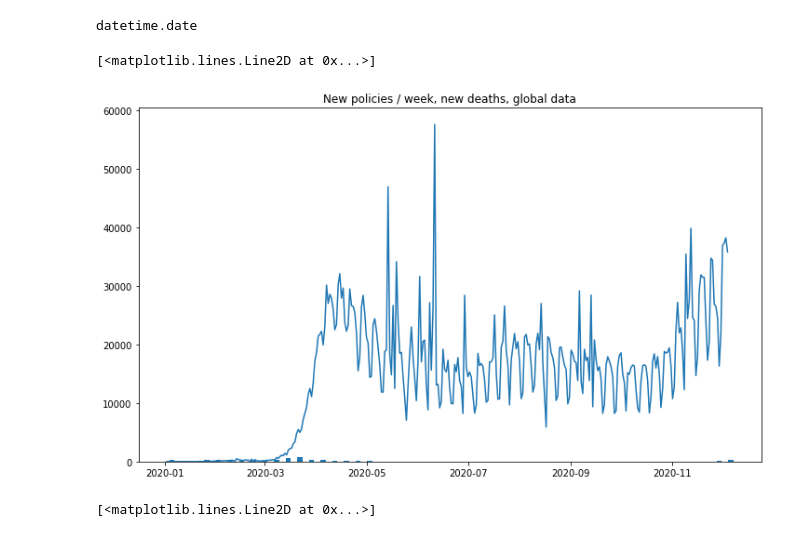
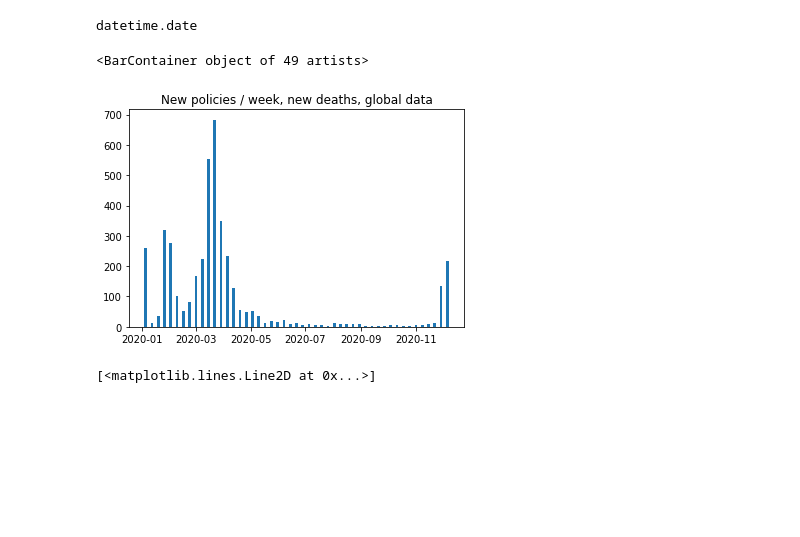
Before and after one commit to TristanBOOK/coronanet, a Jupyter notebook: Notebooks/Paul_Exploration_1.ipynb, the cells around one changed output. Cells and saved outputs as stored; diff of their text form; code cells hidden in the pictures; blank space fills up the shorter version.

```diff
--- a/Notebooks/Paul_Exploration_1.ipynb
+++ b/Notebooks/Paul_Exploration_1.ipynb
@@ -7,7 +7,7 @@ documentation: https://github.com/OxCGRT/covid-policy-tracker/blob/master/docume
 import datetime
 # %%
 import pandas as pd
-countries_df=pd.read_csv('COVID-19_LUT.csv')
+countries_df=pd.read_csv('/Users/paulcharpentier/Desktop/Coronanet_files/COVID-19_LUT.csv')
 print(countries_df.shape)
 countries_df.head()
 # %% [output]
@@ -36,5 +48,5 @@ cases_df.head()
 # %%
-policies= pyreadr.read_r('Policy.RData')
+policies= pyreadr.read_r('/Users/paulcharpentier/Desktop/Coronanet_files/Policy.RData')
 # %%
 policies_df = pd.DataFrame(policies['Policy'])
 policies_df.rename(columns={"ID": "Country"}).head()
@@ -423,13 +435,13 @@ cdf=cases_df[['Date','Cases_New','Type']]
 c=cdf[cdf['Type']=='Deaths'].groupby('Date').sum()
 # %%
 #plt.plot(df1.index,df1.values[:,0])
-plt.figure(figsize=(12,7))
+#plt.figure(figsize=(12,7))
 plt.title('New policies / week, new deaths, global data')
 plt.bar(df1.index,df1.values[:,0],width=3)
-plt.plot(c['Cases_New'])
+#plt.plot(c['Cases_New'])
 # %% [output]
-[<matplotlib.lines.Line2D at 0x...>]
+<BarContainer object of 49 artists>
-[figure, old version]
+[figure, new version]
 # %%
 plt.plot(c['Cases_New'])
 # %% [output]
```
Also changed, not shown: parts of 11 cells of this notebook.
